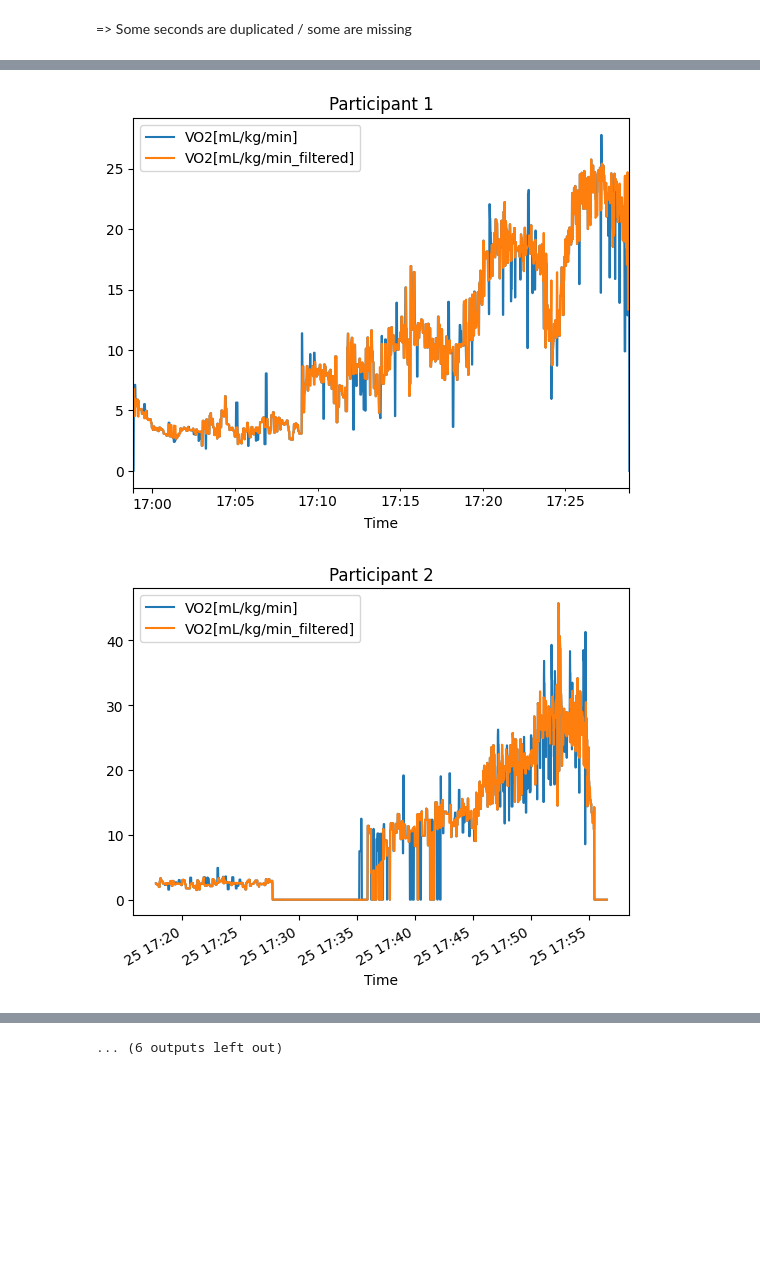
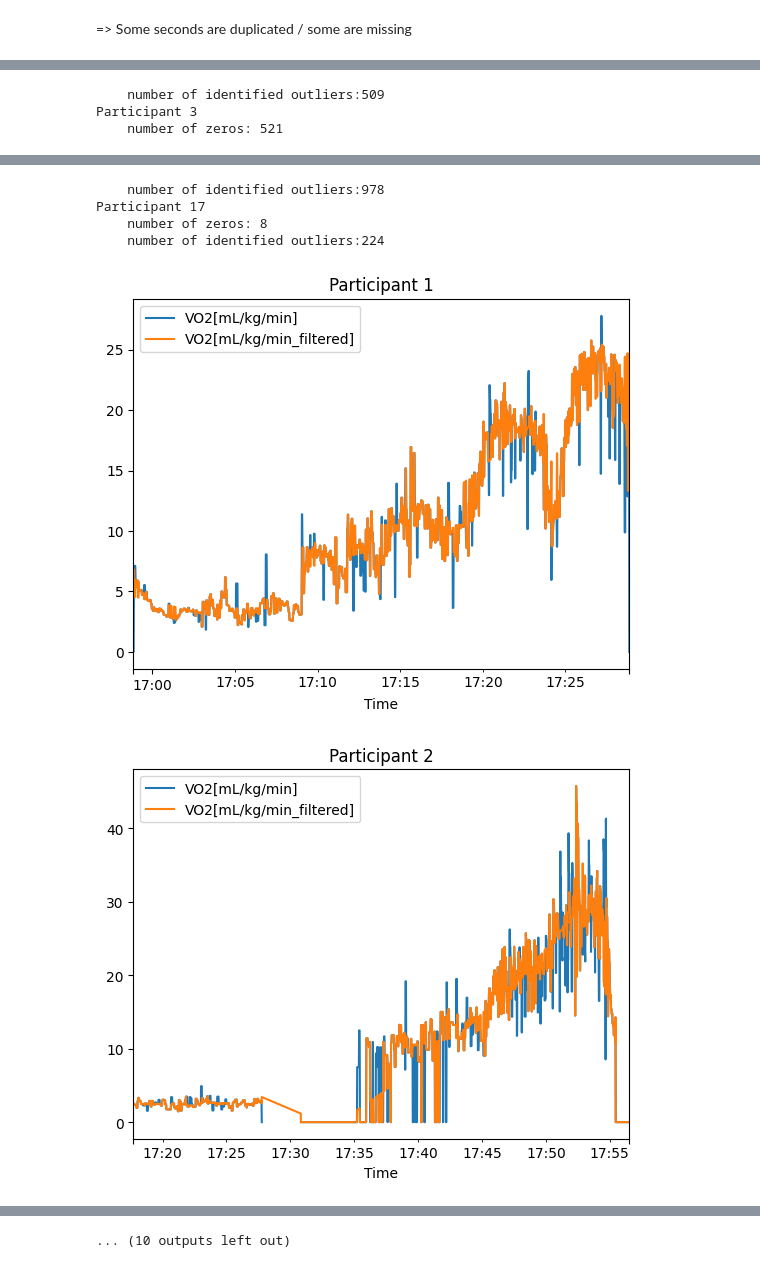
Before and after one commit to ConnorReed246/DataMiningProject, a Jupyter notebook: scripts/Preprocessing/V02_Preprocessing.ipynb, the cells around one changed output, grey strips where cells are left out. Saved outputs shown, nothing was run; the diff lists cells and outputs as text; code cells hidden in the pictures; blank space fills up the shorter version.

```diff
--- a/scripts/Preprocessing/V02_Preprocessing.ipynb
+++ b/scripts/Preprocessing/V02_Preprocessing.ipynb
@@ -132,0 +48,20 @@ False
+# %%
+study_meta_data_df = pd.read_csv("original_dataset/Study_Information.csv")
+participants_list = study_meta_data_df.Participant.values
+VO2_all_list = [pd.read_csv(f"original_dataset/{participant}/VO2/DataAverage.csv") for participant in participants_list]
+# %%
+drop_dict=dict([(2,1), (3,1), (6,3), (9,4), (12,2), (14,2), (15,4), (16,3)])
+drop_timestamp_dict = {}
+for i,participant_df in enumerate(VO2_all_list):
+    temp_participant_df = participant_df.copy().fillna(0)
+    algo = rpt.Pelt(model="rbf", min_size = 250).fit(temp_participant_df["VO2[mL/kg/min]"].values)
+    result = algo.predict(pen=10)
+    if i+1 in drop_dict.keys():
+        drop_timestamp_dict[i+1] = (temp_participant_df["Time"].iloc[result[drop_dict[i+1]-1]], temp_participant_df["Time"].iloc[result[drop_dict[i+1]]-1])
+    ax = temp_participant_df.plot(y = "VO2[mL/kg/min]", title=f"Participant {i+1}")
+
+    for line in result:
+        ax.axvline(line, color='r', linestyle='--')
+
+
+    plt.show()
@@ -133,7 +82,4 @@ False
 # %%
-participants_list = study_meta_data_df.Participant.values
-VO2_all_list = [pd.read_csv(f"original_dataset/{participant}/VO2/DataAverage.csv") for participant in participants_list]
-
 V02_all_preprocessed_list = []
 
 for p_number ,participant_df in enumerate(VO2_all_list):
@@ -149,9 +95,10 @@ for p_number ,participant_df in enumerate(VO2_all_list):
     temp_participant_df["Time"] = pd.to_datetime(temp_participant_df["Time"], format='%Y-%m-%d %H:%M:%S')
 
     temp_participant_df = temp_participant_df.groupby("Time").mean()
+    temp_participant_df = temp_participant_df.dropna(thresh = 6)
     temp_participant_df = temp_participant_df.asfreq("s")
     temp_participant_df["Time[s]"] = np.arange(1, len(temp_participant_df) + 1)
-    temp_participant_df = temp_participant_df.dropna(thresh = 6)
+
 
     #temp_participant_df = temp_participant_df[temp_participant_df["Time[s]"] <= 1800]
 
@@ -172,7 +119,10 @@ for p_number ,participant_df in enumerate(VO2_all_list):
             except:
                 y_hat[i*300:] = np.zeros(shape = y_hat[i*300:].shape)
         else:
-            y_hat[i*300:(i+1)*300] = transformer.fit_transform(y_hat[i*300:(i+1)*300])
+            try:
+                y_hat[i*300:(i+1)*300] = transformer.fit_transform(y_hat[i*300:(i+1)*300])
+            except:
+                y_hat[i*300:(i+1)*300] = np.zeros(shape = y_hat[i*300:(i+1)*300].shape)
     temp_participant_df["VO2[mL/kg/min_filtered]"] = y_hat
 
     temp_participant_df[["VO2[mL/kg/min]", "VO2[mL/kg/min_filtered]"]].plot(title=f"Participant {p_number+1}")
@@ -198,0 +137,3 @@ Participant 17
+    number of identified outliers:509
+Participant 3
+    number of zeros: 521
@@ -199,2 +169,6 @@ Participant 17
+    number of identified outliers:978
+Participant 17
+    number of zeros: 8
+    number of identified outliers:224
 [figure]
-[figure, old version]
+[figure, new version]
@@ -210 +180 @@ Participant 17
-... (6 outputs left out)
+... (10 outputs left out)
```
Also changed, not shown: parts of 20 cells of this notebook, 2 other files.
